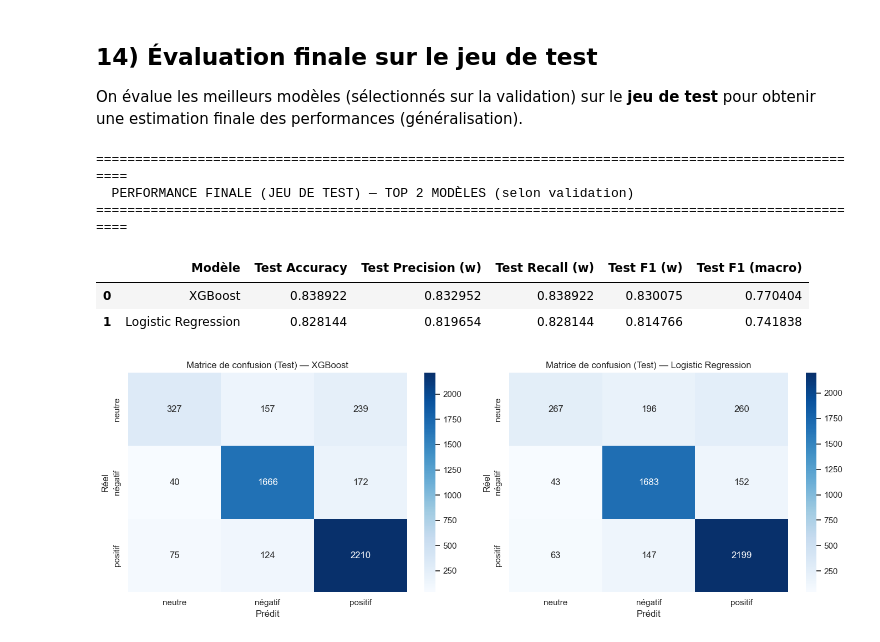
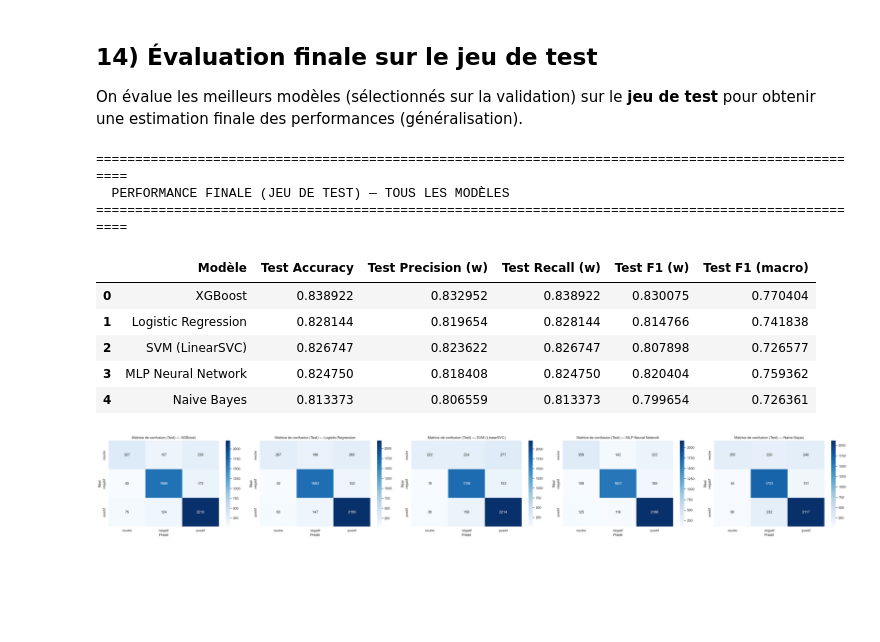
Before and after one commit to F1N3X/intelligent-customer-review-analysis, a Jupyter notebook: main.ipynb, the cells around one changed output. Saved outputs shown, nothing was run; the diff lists cells and outputs as text; code cells hidden in the pictures; blank space fills up the shorter version.

```diff
--- a/main.ipynb
+++ b/main.ipynb
@@ -2243,48 +2243,52 @@ def evaluate_on_test(model_name, model, X_test_mat, y_test_series):
     }
 
 # Choisir top-2 sur validation pour évaluation test
-top2 = df_summary.head(2)['Modèle'].tolist() if 'df_summary' in globals() and len(df_summary) >= 2 else list(results.keys())[:2]
+# Évaluer TOUS les modèles sur le jeu de test (pas seulement top 2)
+all_models = df_summary['Modèle'].tolist() if 'df_summary' in globals() and len(df_summary) > 0 else list(results.keys())
 trained_models = _get_trained_models_dict()
-missing_models = [m for m in top2 if m not in trained_models]
+missing_models = [m for m in all_models if m not in trained_models]
 if missing_models:
     print('⚠️ Modèles non trouvés (pas entraînés ou variables manquantes):', missing_models)
 
 test_rows = []
 test_details = {}
-for m in top2:
+for m in all_models:
     if m not in trained_models:
         continue
     out = evaluate_on_test(m, trained_models[m], X_test_ml, y_test)
     test_details[m] = out
     test_rows.append({k: out[k] for k in ['Modèle','Test Accuracy','Test Precision (w)','Test Recall (w)','Test F1 (w)','Test F1 (macro)']})
 
 df_test = pd.DataFrame(test_rows).sort_values('Test Accuracy', ascending=False)
 print('\n' + '='*100)
-print('  PERFORMANCE FINALE (JEU DE TEST) — TOP 2 MODÈLES (selon validation)')
+print('  PERFORMANCE FINALE (JEU DE TEST) — TOUS LES MODÈLES')
 print('='*100)
 display(df_test)
 
 # Heatmaps des matrices de confusion (test)
 if len(test_details) > 0:
     fig, axes = plt.subplots(1, len(test_details), figsize=(7 * len(test_details), 5))
     if len(test_details) == 1:
         axes = [axes]
     for ax, (m, out) in zip(axes, test_details.items()):
         sns.heatmap(out['confusion_matrix'], annot=True, fmt='d', cmap='Blues',
                     xticklabels=out['labels'], yticklabels=out['labels'], ax=ax)
         ax.set_title(f'Matrice de confusion (Test) — {m}')
         ax.set_xlabel('Prédit')
         ax.set_ylabel('Réel')
     plt.tight_layout()
     plt.show()
 # %% [output]
 ====================================================================================================
-  PERFORMANCE FINALE (JEU DE TEST) — TOP 2 MODÈLES (selon validation)
+  PERFORMANCE FINALE (JEU DE TEST) — TOUS LES MODÈLES
 ====================================================================================================
 |  | Modèle | Test Accuracy | Test Precision (w) | Test Recall (w) | Test F1 (w) | Test F1 (macro) |
 | 0 | XGBoost | 0.838922 | 0.832952 | 0.838922 | 0.830075 | 0.770404 |
 | 1 | Logistic Regression | 0.828144 | 0.819654 | 0.828144 | 0.814766 | 0.741838 |
+| 2 | SVM (LinearSVC) | 0.826747 | 0.823622 | 0.826747 | 0.807898 | 0.726577 |
+| 3 | MLP Neural Network | 0.824750 | 0.818408 | 0.824750 | 0.820404 | 0.759362 |
+| 4 | Naive Bayes | 0.813373 | 0.806559 | 0.813373 | 0.799654 | 0.726361 |
-[figure, old version]
+[figure, new version]
 # %%
 # 15.1) Synthèse automatique des résultats (Validation vs Test)
 import numpy as np
```
Also changed, not shown: parts of 11 cells of this notebook.
